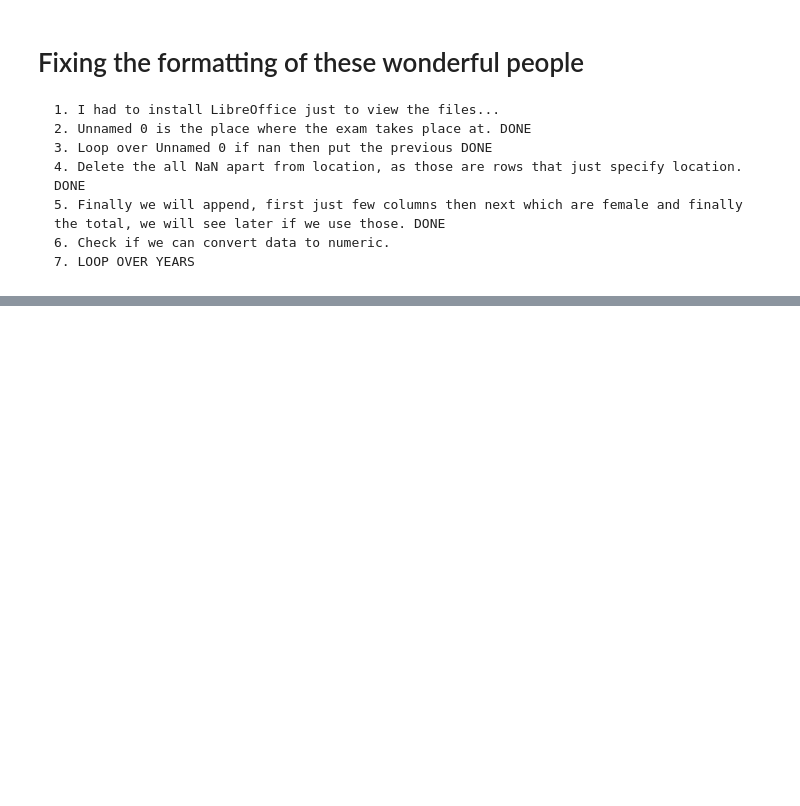
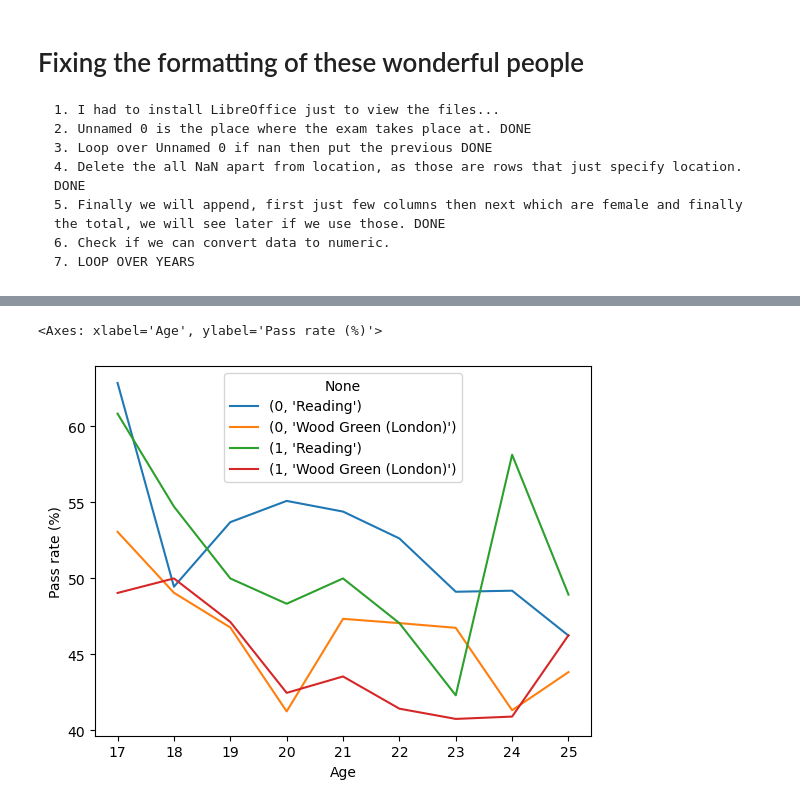
Before and after one commit to gtobias-larrauri/stats-project, a Jupyter notebook: formatting_pandas.ipynb, the cells around one changed output, grey strips where cells are left out. Cells and saved outputs as stored; diff of their text form; code cells hidden in the pictures; blank space fills up the shorter version.

```diff
--- a/formatting_pandas.ipynb
+++ b/formatting_pandas.ipynb
@@ -100,0 +154,7 @@ df
+# %%
+# Check this out year on year.
+# Fix this plot a bit.
+sns.lineplot(x= "Age", y="Pass rate (%)" ,hue=df_reading[['gender','Location']].apply(tuple,axis=1),data=df_reading[df_reading['year']=="2023-24"], errorbar=None)
+# %% [output]
+<Axes: xlabel='Age', ylabel='Pass rate (%)'>
+[figure, added]
```
Also changed, not shown: parts of 24 cells of this notebook, 4 other files.
